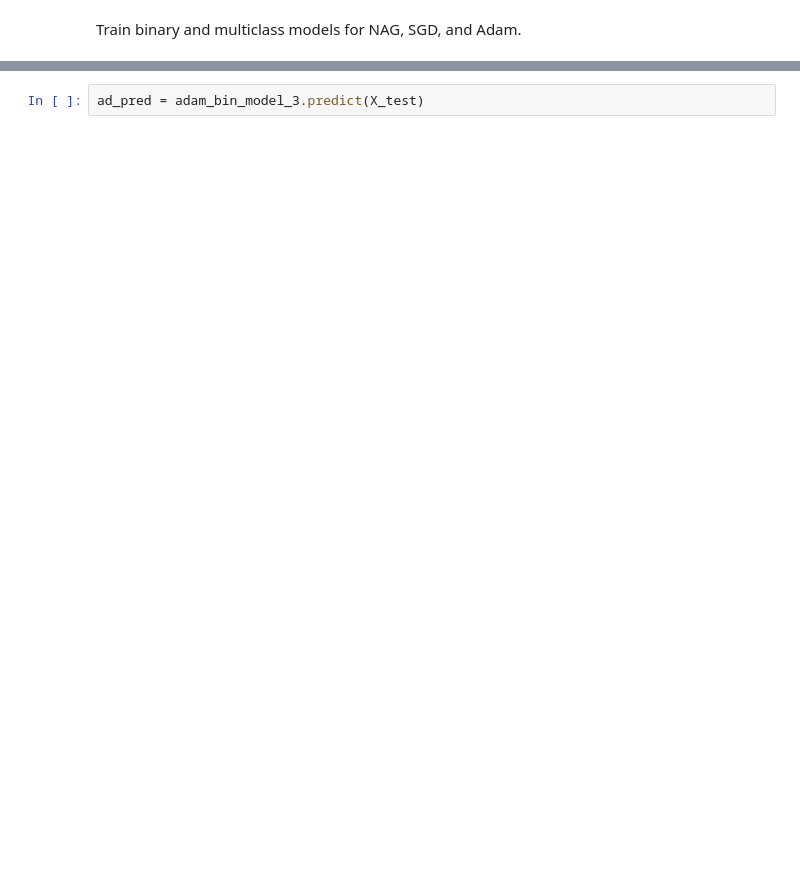
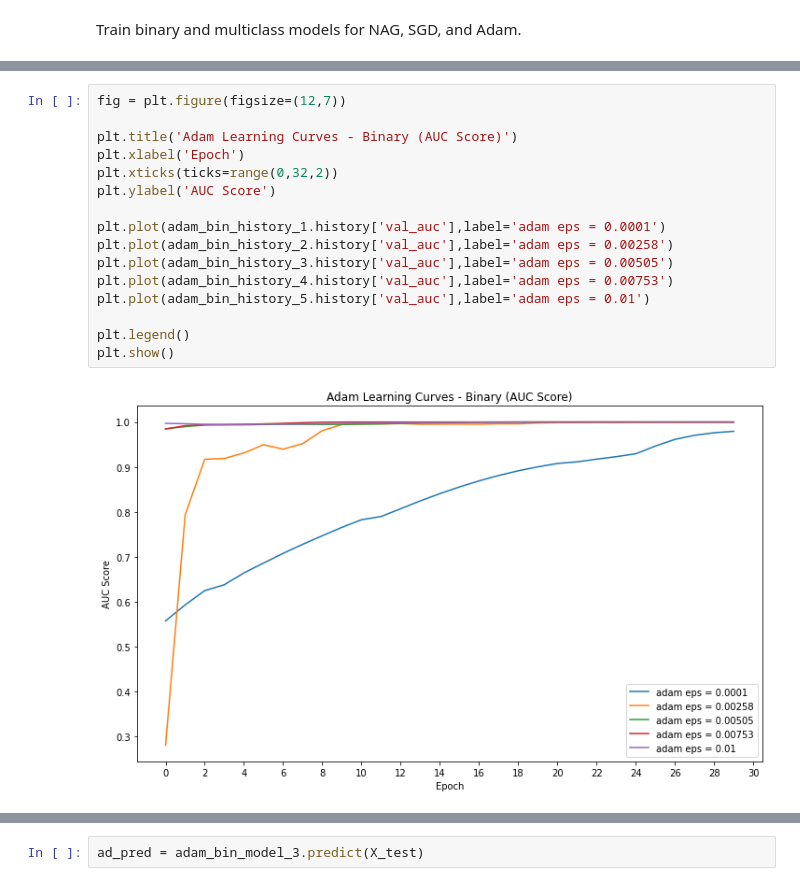
Before and after one commit to billnunn/Assessment-4-Bill-Mo-Oliver, a Jupyter notebook: Mo_Evidence/Adam.ipynb, the cells around one changed output, grey strips where cells are left out. Saved outputs shown, nothing was run; the diff lists cells and outputs as text; blank space fills up the shorter version.

```diff
--- a/Mo_Evidence/Adam.ipynb
+++ b/Mo_Evidence/Adam.ipynb
@@ -189,3 +196,21 @@ plt.show()
+# %%
+fig = plt.figure(figsize=(12,7))
+
+plt.title('Adam Learning Curves - Binary (AUC Score)')
+plt.xlabel('Epoch')
+plt.xticks(ticks=range(0,32,2))
+plt.ylabel('AUC Score')
+
+plt.plot(adam_bin_history_1.history['val_auc'],label='adam eps = 0.0001')
+plt.plot(adam_bin_history_2.history['val_auc'],label='adam eps = 0.00258')
+plt.plot(adam_bin_history_3.history['val_auc'],label='adam eps = 0.00505')
+plt.plot(adam_bin_history_4.history['val_auc'],label='adam eps = 0.00753')
+plt.plot(adam_bin_history_5.history['val_auc'],label='adam eps = 0.01')
+
+plt.legend()
+plt.show()
+# %% [output]
+[figure, added]
 # %%
 fig = plt.figure(figsize=(12,7))
 
```
Also changed, not shown: parts of 19 cells of this notebook, 3 other files.
